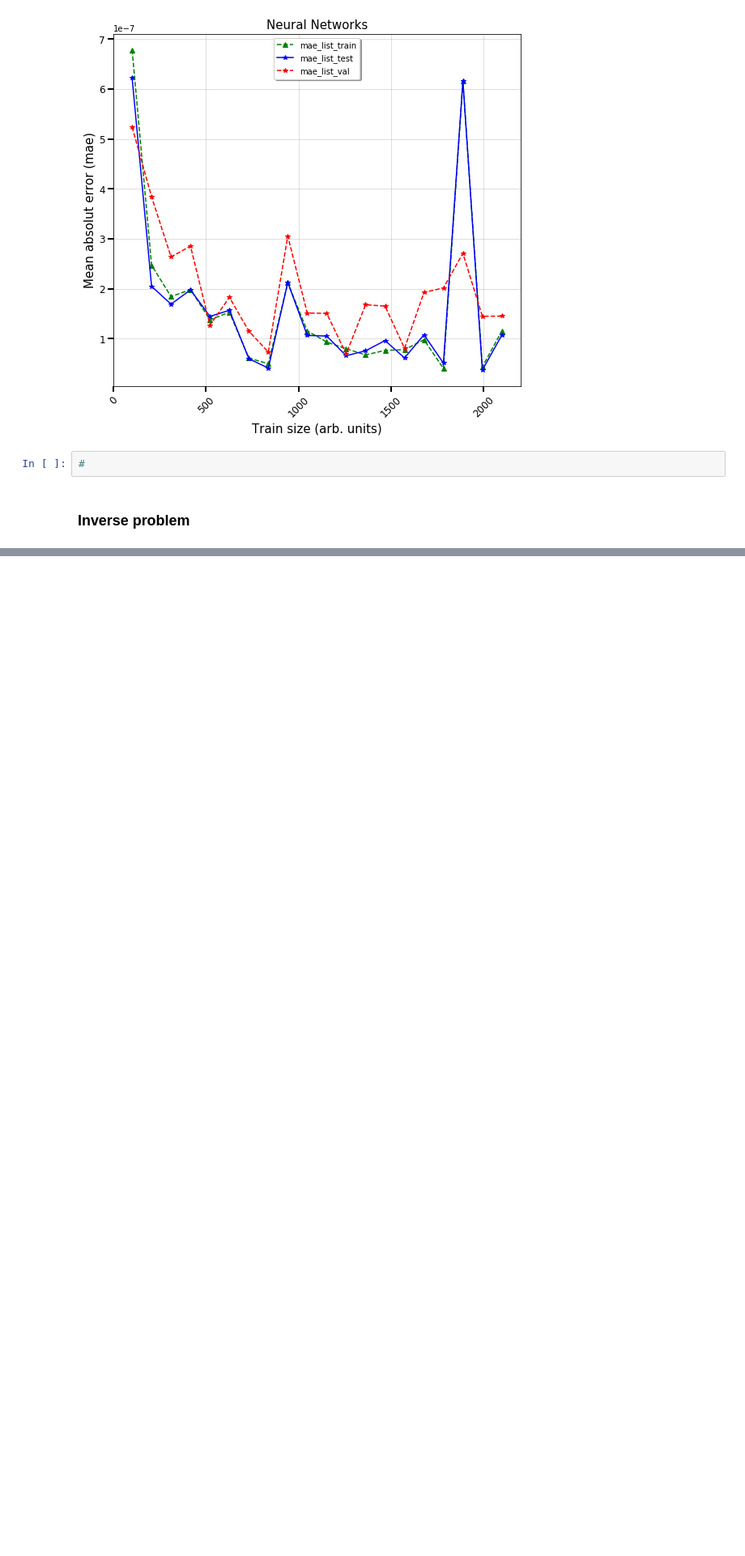
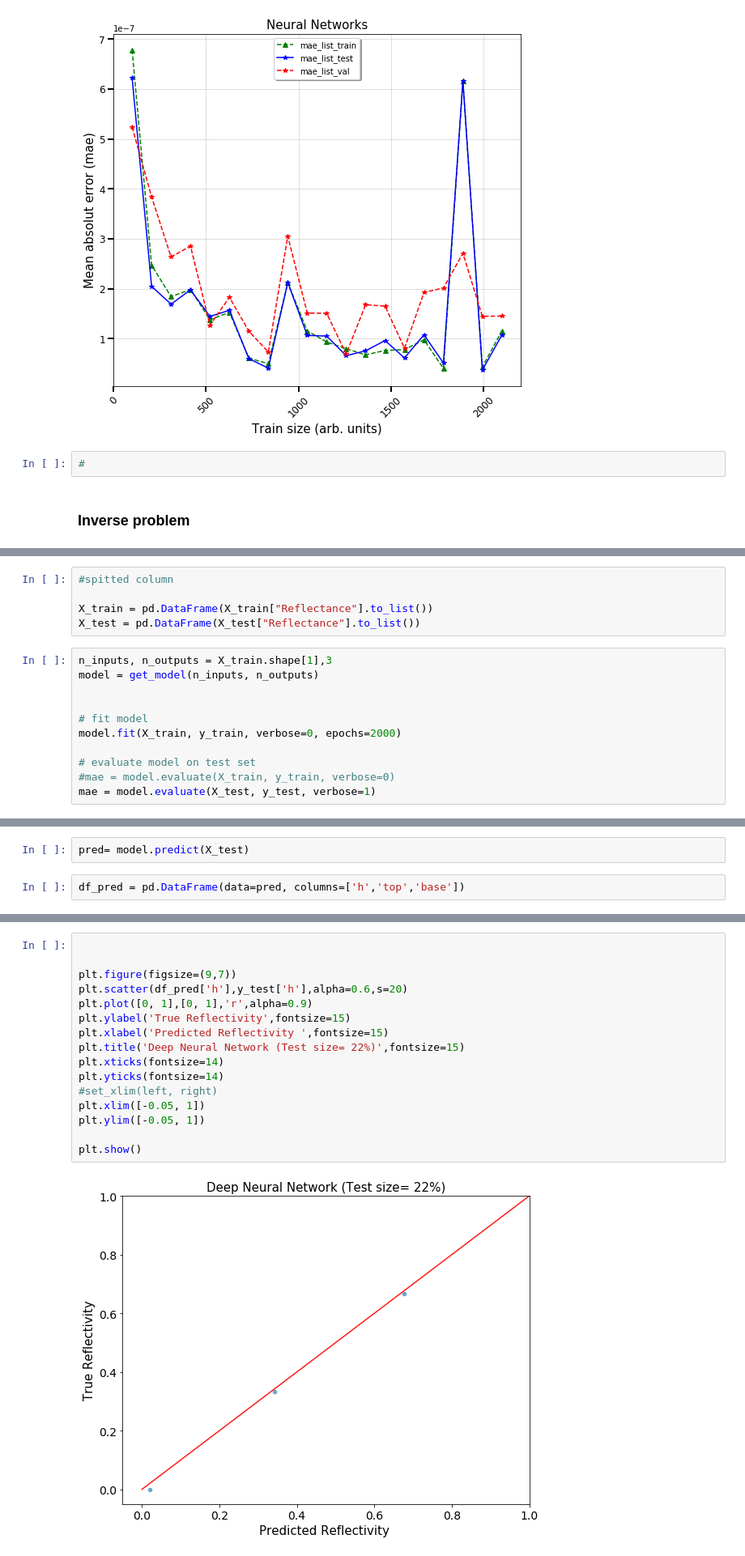
Before and after one commit to Nanometrisis/Nanomet_project_2021, a Jupyter notebook: Nanomet_processing_and_modeling.ipynb, the cells around one changed output, grey strips where cells are left out. Shown: that part at 81% size. Saved outputs shown, nothing was run; the diff lists cells and outputs as text; blank space fills up the shorter version.

```diff
--- a/Nanomet_processing_and_modeling.ipynb
+++ b/Nanomet_processing_and_modeling.ipynb
@@ -366,0 +446,16 @@ show()
+# %%
+#spitted column
+
+X_train = pd.DataFrame(X_train["Reflectance"].to_list())
+X_test = pd.DataFrame(X_test["Reflectance"].to_list())
+# %%
+n_inputs, n_outputs = X_train.shape[1],3
+model = get_model(n_inputs, n_outputs)
+
+
+# fit model
+model.fit(X_train, y_train, verbose=0, epochs=2000)
+
+# evaluate model on test set
+#mae = model.evaluate(X_train, y_train, verbose=0)
+mae = model.evaluate(X_test, y_test, verbose=1)
@@ -366,0 +464,4 @@ show()
+# %%
+pred= model.predict(X_test)
+# %%
+df_pred = pd.DataFrame(data=pred, columns=['h','top','base'])
@@ -366,0 +477,18 @@ show()
+# %%
+
+
+plt.figure(figsize=(9,7))
+plt.scatter(df_pred['h'],y_test['h'],alpha=0.6,s=20)
+plt.plot([0, 1],[0, 1],'r',alpha=0.9)
+plt.ylabel('True Reflectivity',fontsize=15)
+plt.xlabel('Predicted Reflectivity ',fontsize=15)
+plt.title('Deep Neural Network (Test size= 22%)',fontsize=15)
+plt.xticks(fontsize=14)
+plt.yticks(fontsize=14)
+#set_xlim(left, right)
+plt.xlim([-0.05, 1])
+plt.ylim([-0.05, 1])
+
+plt.show()
+# %% [output]
+[figure, added]
```
Also changed, not shown: parts of 17 cells of this notebook.
